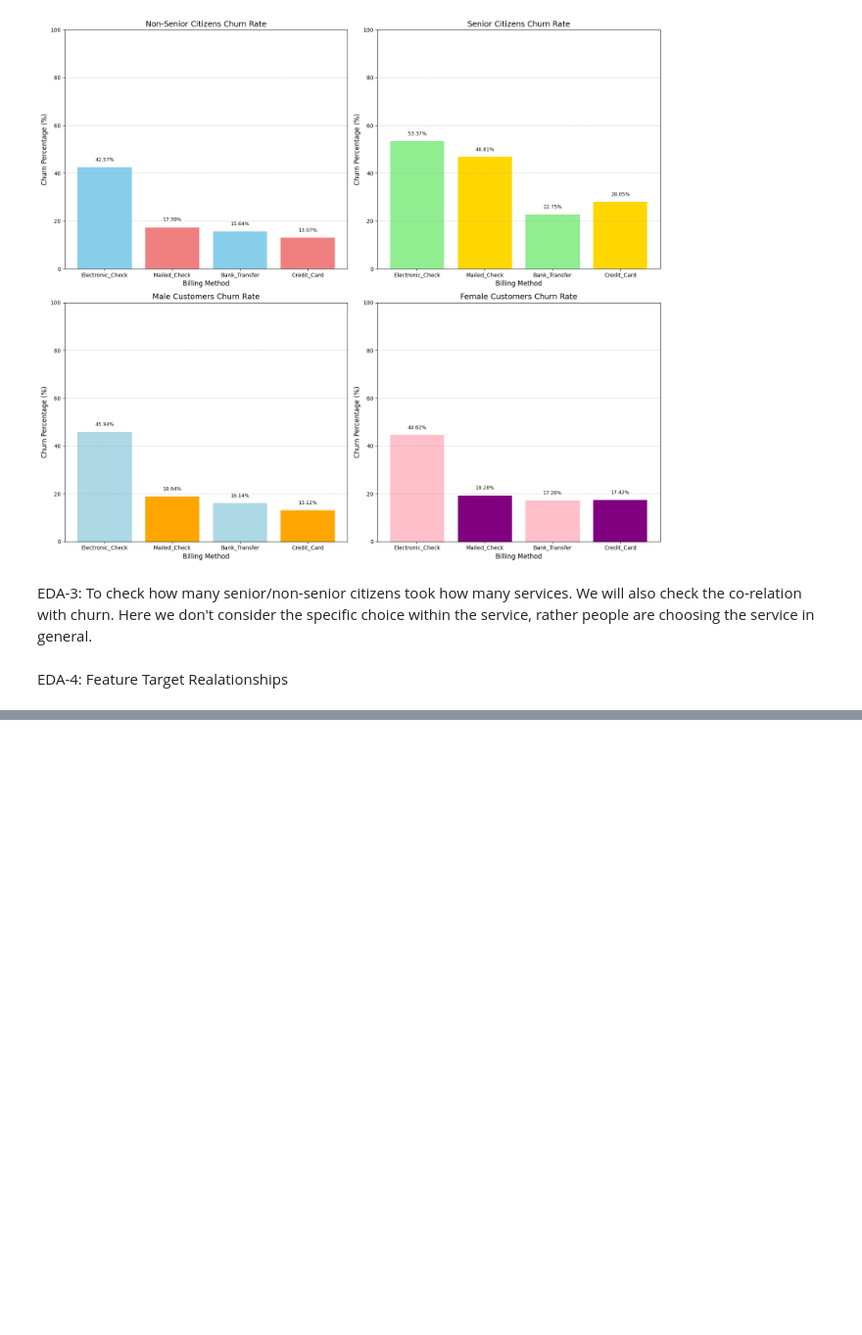
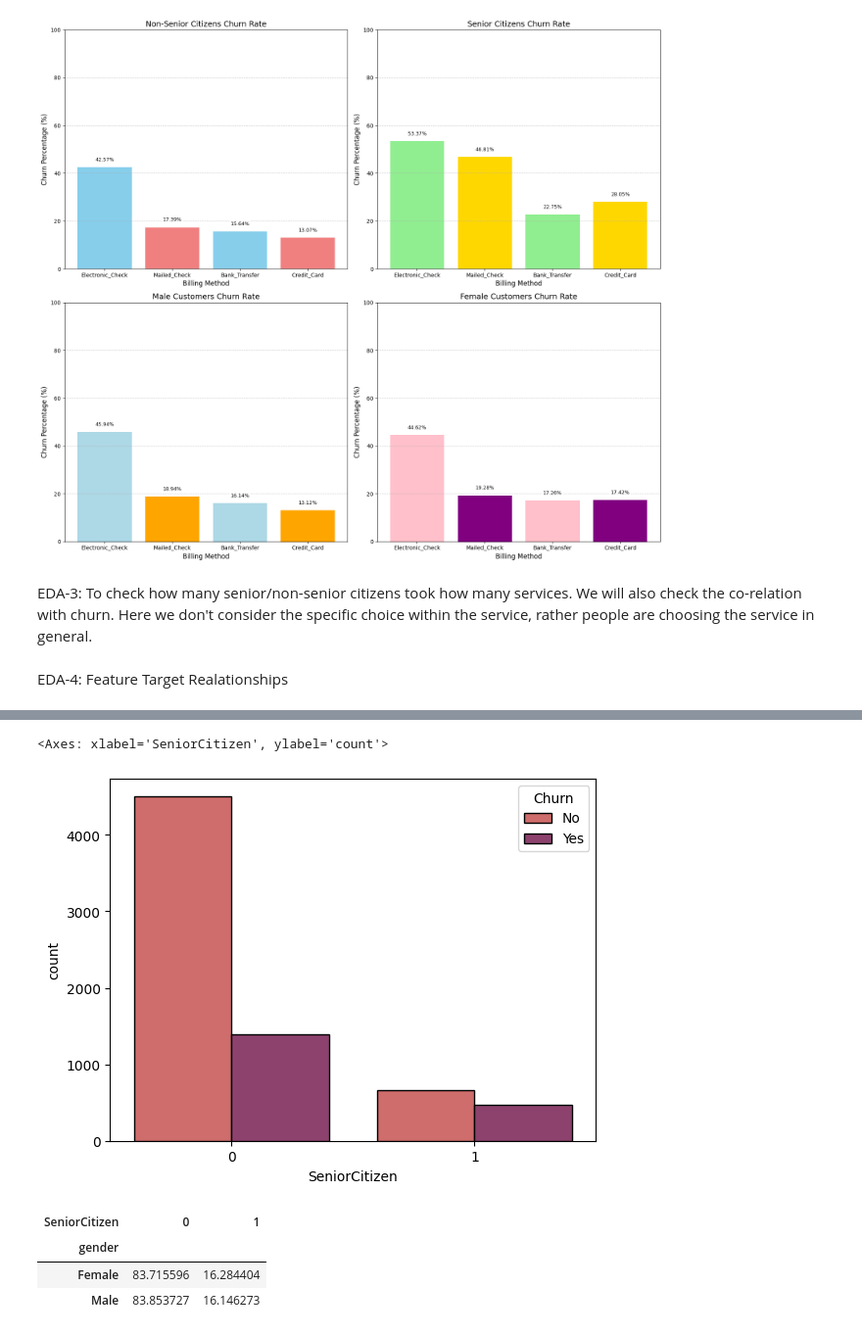
Before and after one commit to AyushmanRaha/Customer-Churn-Prediction, a Jupyter notebook: Churn_Prediction_Project.ipynb, the cells around one changed output, grey strips where cells are left out. Shown at 98% size. Saved outputs shown, nothing was run; the diff lists cells and outputs as text; code cells hidden in the pictures; blank space fills up the shorter version.

```diff
--- a/Churn_Prediction_Project.ipynb
+++ b/Churn_Prediction_Project.ipynb
@@ -1289,0 +1295,12 @@ EDA-4: Feature Target Realationships
+# %%
+sns.countplot(data=df, x='SeniorCitizen', hue='Churn', palette='flare', edgecolor='black', linewidth=1, hue_order=['No', 'Yes'])
+# %% [output]
+<Axes: xlabel='SeniorCitizen', ylabel='count'>
+[figure, added]
+# %%
+pd.crosstab(df['gender'], df["SeniorCitizen"], normalize='index')*100
+# %% [output]
+| SeniorCitizen | 0 | 1 |
+| gender |  |  |
+| Female | 83.715596 | 16.284404 |
+| Male | 83.853727 | 16.146273 |
```
Also changed, not shown: parts of 4 cells of this notebook.
